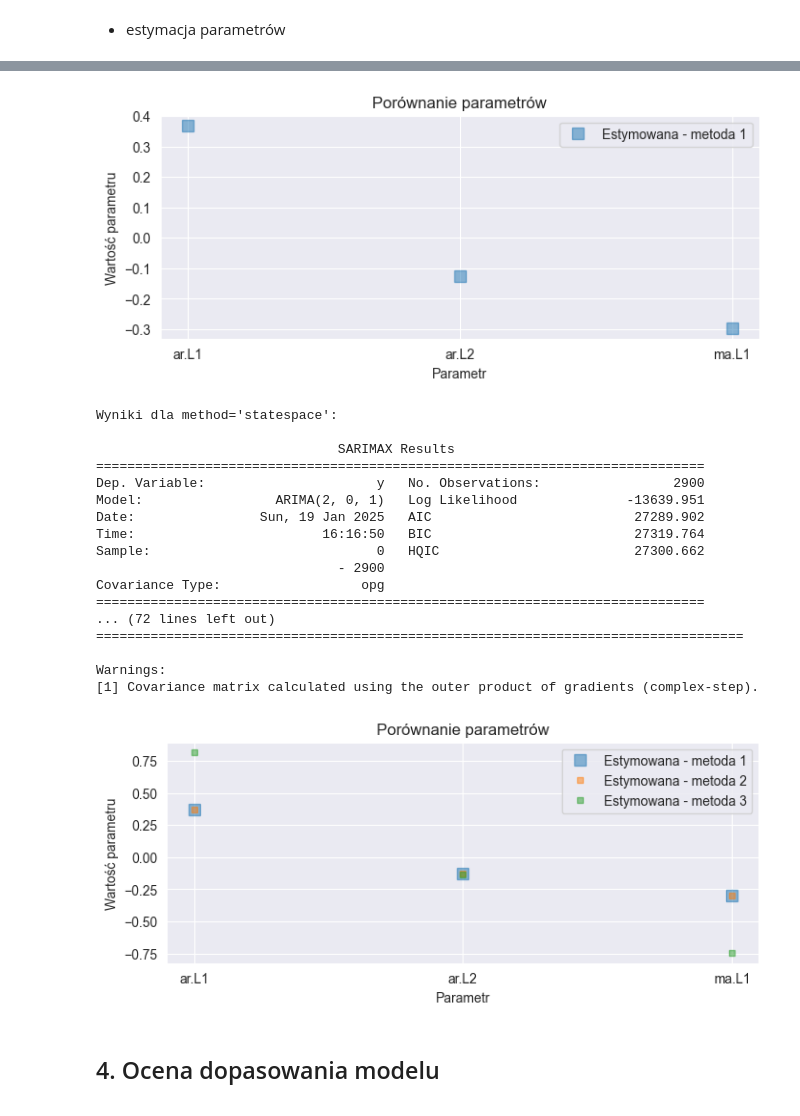
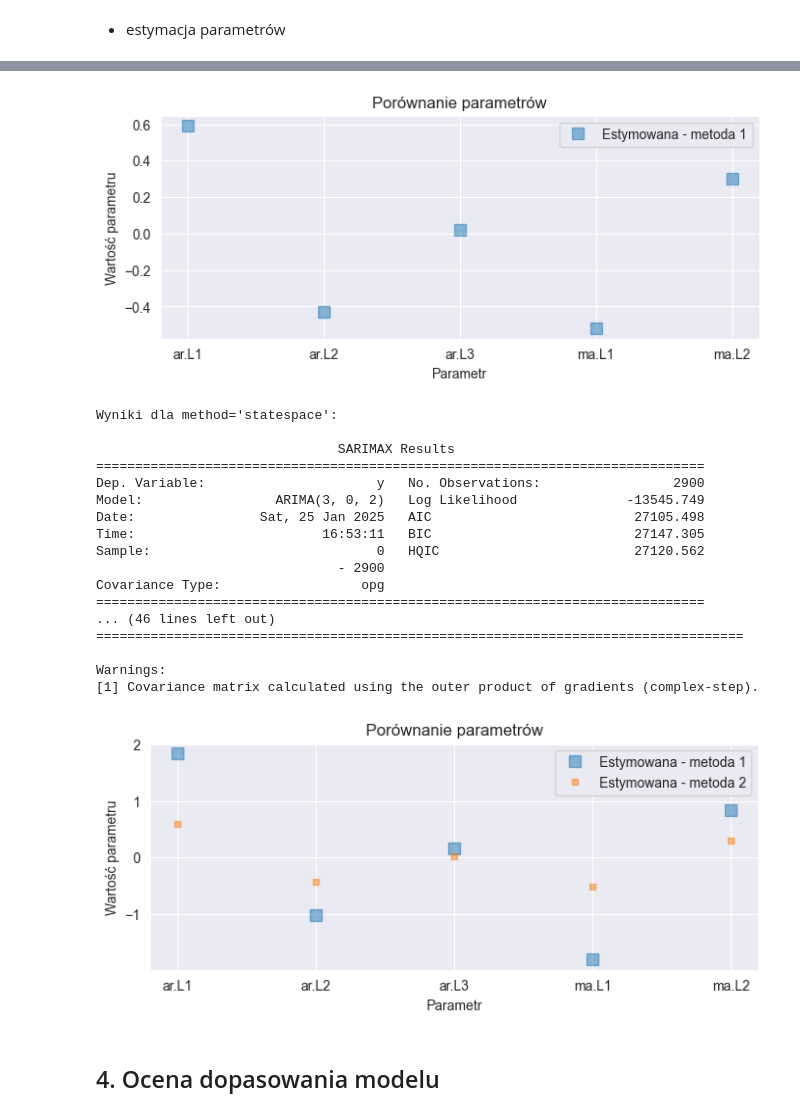
Before and after one commit to werojskz/kaszcz_sprawko, a Jupyter notebook: sprawko.ipynb, the cells around one changed output, grey strips where cells are left out. Cells and saved outputs as stored; diff of their text form; code cells hidden in the pictures.

```diff
--- a/sprawko.ipynb
+++ b/sprawko.ipynb
@@ -237,7 +236,7 @@ df.sort_values(by='HQIC').head(1)
 # %% [markdown]
 * estymacja parametrów
 # %%
-p, q = 2,1
+p, q = 3, 2
 
 model = ARIMA(residual_ets, order=(p, 0, q)).fit(method='innovations_mle')
 
@@ -273,13 +272,12 @@ plt.title('Porównanie parametrów')
 
 plt.show()
 # %% [output]
-[figure, old version]
+[figure, new version]
 # %%
-p, q = 2, 1
 
 model_first_method = ARIMA(residual_ets, order=(p, 0, q)).fit(method='statespace')
 model_second_method = ARIMA(residual_ets, order=(p, 0, q)).fit(method='innovations_mle')
-model_third_method = ARIMA(residual_ets, order=(p, 0, q)).fit(method='hannan_rissanen')
+# model_third_method = ARIMA(residual_ets, order=(p, 0, q)).fit(method='hannan_rissanen')
 
 print("Wyniki dla method='statespace':\n")
 print(model_first_method.summary())
@@ -287,22 +285,22 @@ print("\n")
 print("Wyniki dla method='innovations_mle':\n")
 print(model_second_method.summary())
 print("\n")
-print("Wyniki dla method='hannan_rissanen':\n")
-print(model_third_method.summary())
+# print("Wyniki dla method='hannan_rissanen':\n")
+# print(model_third_method.summary())
 # %% [output]
 Wyniki dla method='statespace':
 
                                SARIMAX Results
 ==============================================================================
 Dep. Variable:                      y   No. Observations:                 2900
-Model:                 ARIMA(2, 0, 1)   Log Likelihood              -13639.951
-Date:                Sun, 19 Jan 2025   AIC                          27289.902
-Time:                        16:16:50   BIC                          27319.764
-Sample:                             0   HQIC                         27300.662
+Model:                 ARIMA(3, 0, 2)   Log Likelihood              -13545.749
+Date:                Sat, 25 Jan 2025   AIC                          27105.498
+Time:                        16:53:11   BIC                          27147.305
+Sample:                             0   HQIC                         27120.562
                                - 2900
 Covariance Type:                  opg
 ==============================================================================
-... (72 lines left out)
+... (46 lines left out)
 ===================================================================================
 
 Warnings:
@@ -310,16 +308,16 @@ Warnings:
 # %%
 plt.figure(figsize=(8,3))
 plt.plot(model_first_method.params[1:-1], 's', markersize=8, alpha=0.5, label='Estymowana - metoda 1')
 plt.plot(model_second_method.params[1:-1], 's', markersize=5, alpha=0.5, label='Estymowana - metoda 2')
-plt.plot(model_third_method.params[1:-1], 's', markersize=5, alpha=0.5, label='Estymowana - metoda 3')
+# plt.plot(model_third_method.params[1:-1], 's', markersize=5, alpha=0.5, label='Estymowana - metoda 3')
 plt.legend()
 plt.xlabel('Parametr')
 plt.ylabel('Wartość parametru')
 plt.title('Porównanie parametrów')
 
 plt.show()
 # %% [output]
-[figure, old version]
+[figure, new version]
 # %% [markdown]
 ## 4. Ocena dopasowania modelu
 # %% [markdown]
```
Also changed, not shown: parts of 18 cells of this notebook.
